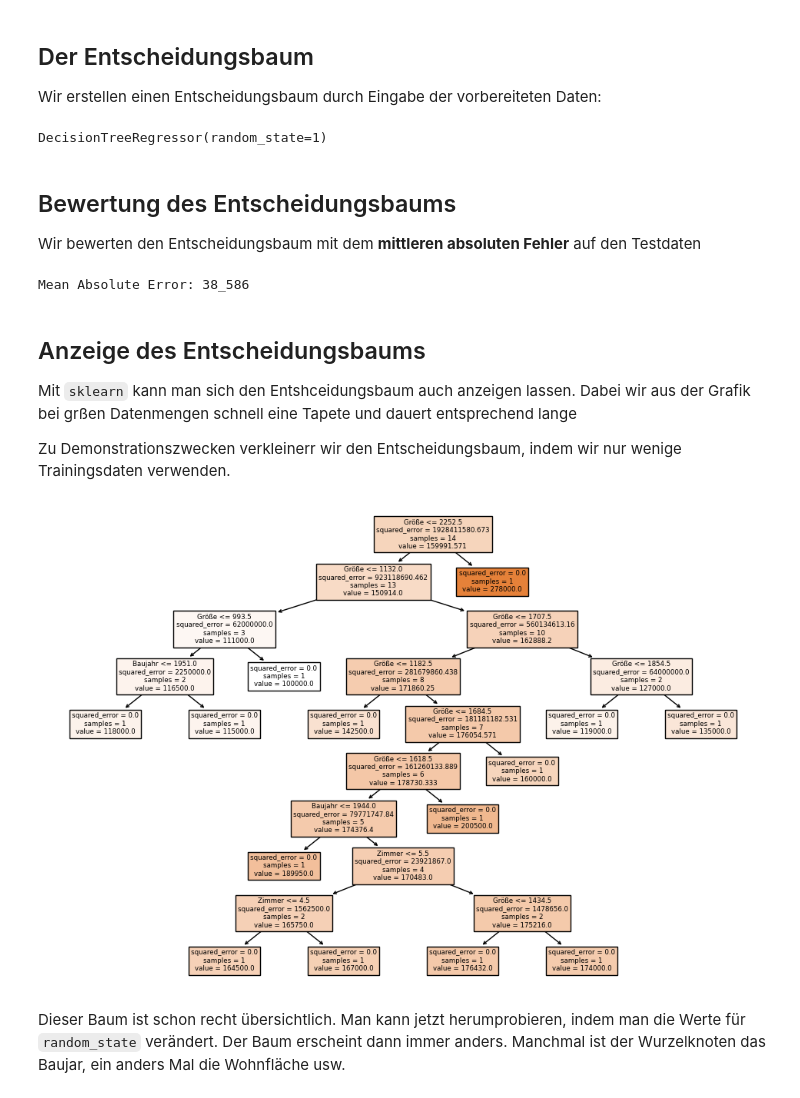
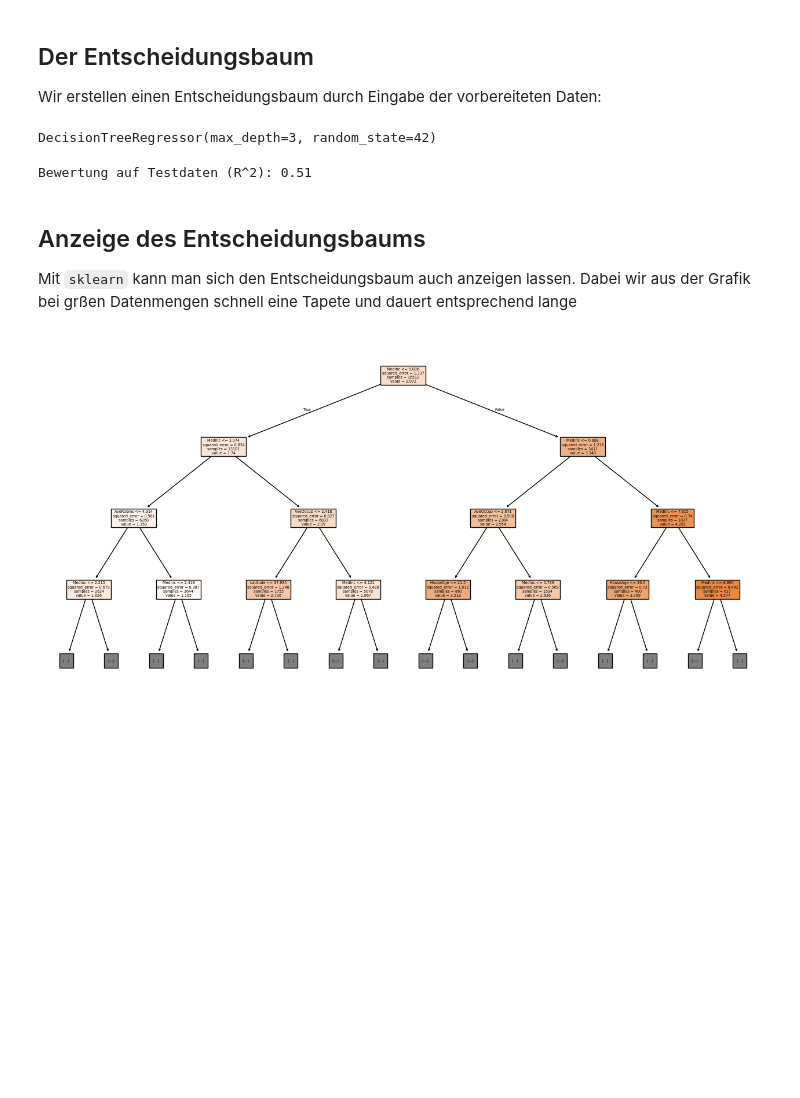
Before and after one commit to infaktum/ML1, a Jupyter notebook: sklearn/03 Verfahren/SK03.3.1_DecisionTree.ipynb, the cells around one changed output. Cells and saved outputs as stored; diff of their text form; code cells hidden in the pictures; blank space fills up the shorter version.

```diff
--- a/sklearn/03 Verfahren/SK03.3.1_DecisionTree.ipynb
+++ b/sklearn/03 Verfahren/SK03.3.1_DecisionTree.ipynb
@@ -68,3 +80,8 @@ houses
+# %%
+from sklearn.datasets import fetch_california_housing
+
+housing = fetch_california_housing()
+X, y = housing.data, housing.target
 # %% [markdown]
 ### Zerlegung in Trainings- und Testdaten
 
@@ -72,5 +89,4 @@ Wie üblich zerlegen wir die daten in einen Trainings- und einen Testbereich:
 # %%
 from sklearn.model_selection import train_test_split
 
-X, y = houses.drop('Verkaufspreis', axis=1), houses.Verkaufspreis
-X_train, X_test, y_train, y_test = train_test_split(X, y, test_size=0.99, random_state=42)
+X_train, X_test, y_train, y_test = train_test_split(X, y, test_size=0.2, random_state=42)
@@ -83,40 +97,25 @@ Wir erstellen einen Entscheidungsbaum durch Eingabe der vorbereiteten Daten:
 # %%
 from sklearn.tree import DecisionTreeRegressor
 
-model = DecisionTreeRegressor(random_state=1)
-model.fit(X_train, y_train)
+reg = DecisionTreeRegressor(max_depth=3, random_state=42)
+reg.fit(X_train, y_train)
 # %% [output]
-DecisionTreeRegressor(random_state=1)
+DecisionTreeRegressor(max_depth=3, random_state=42)
-# %% [markdown]
-## Bewertung des Entscheidungsbaums
-Wir bewerten den Entscheidungsbaum mit dem __mittleren absoluten Fehler__ auf den Testdaten
-# %%
-from sklearn.metrics import mean_absolute_error
-
-pred = model.predict(X_test)
-mae = mean_absolute_error(pred, y_test)
-print("Mean Absolute Error: {:_.0f}".format(mae))
-# %% [output]
-Mean Absolute Error: 38_586
+# %%
+score = reg.score(X_test, y_test)
+print(f"Bewertung auf Testdaten (R^2): {score:.2}")
+# %% [output]
+Bewertung auf Testdaten (R^2): 0.51
 # %% [markdown]
 ## Anzeige des Entscheidungsbaums
 
-Mit `sklearn` kann man sich den Entshceidungsbaum auch anzeigen lassen. Dabei wir aus der Grafik bei grßen Datenmengen schnell eine Tapete und dauert entsprechend lange
-
-Zu Demonstrationszwecken verkleinerr wir den Entscheidungsbaum, indem wir nur wenige Trainingsdaten verwenden.
+Mit `sklearn` kann man sich den Entscheidungsbaum auch anzeigen lassen. Dabei wir aus der Grafik bei grßen Datenmengen schnell eine Tapete und dauert entsprechend lange
 # %%
 import matplotlib.pyplot as plt
 from sklearn.tree import plot_tree
 
-X_train, X_test, y_train, y_test = train_test_split(X, y, test_size=0.99, random_state=42)
-
-model_small = DecisionTreeRegressor(random_state=19)
-model_small.fit(X_train, y_train)
-
-plt.figure(figsize=(12, 8))
-plot_tree(model_small, feature_names=['Größe', 'Baujahr', 'Zimmer'], filled=True)
+plt.figure(figsize=(16, 8))
+plot_tree(reg, filled=True, feature_names=housing.feature_names,  max_depth=3 )
 plt.show()
 # %% [output]
-[figure, old version]
+[figure, new version]
-# %% [markdown]
-Dieser Baum ist schon recht übersichtlich. Man kann jetzt herumprobieren, indem man die Werte für `random_state` verändert. Der Baum erscheint dann immer anders. Manchmal ist der Wurzelknoten das Baujar, ein anders Mal die Wohnfläche usw.
```
Also changed, not shown: parts of 22 cells of this notebook, 58 other files.
